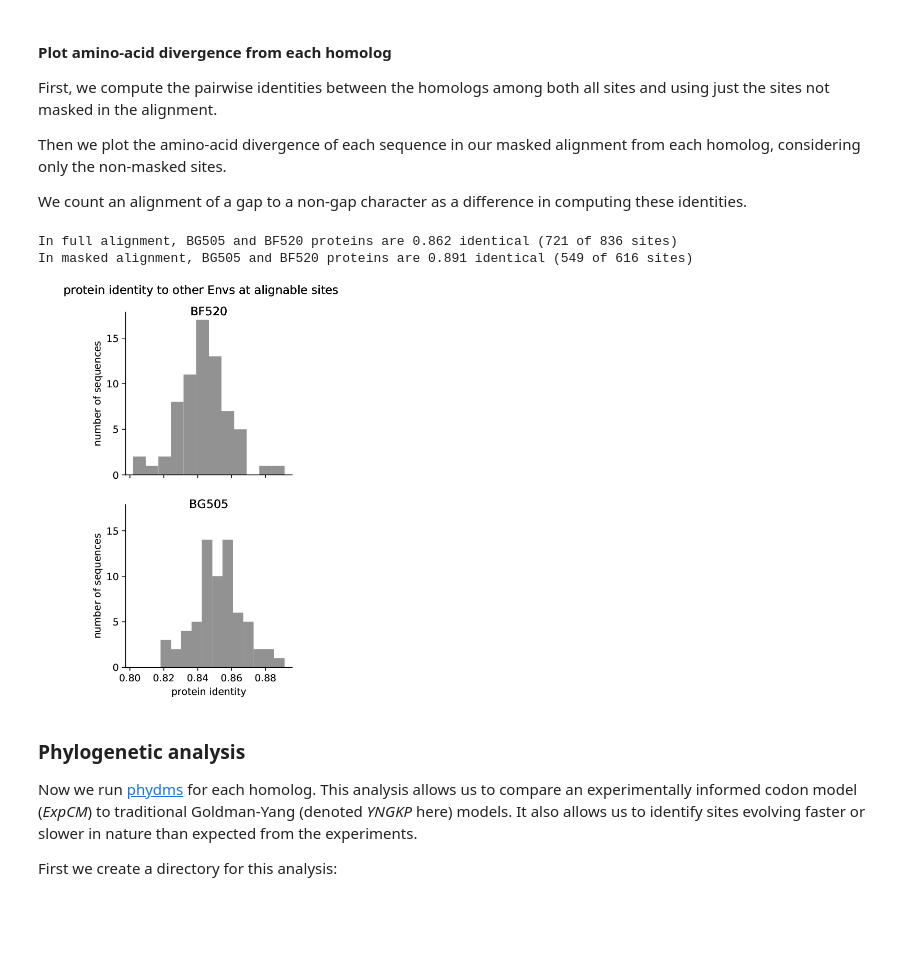
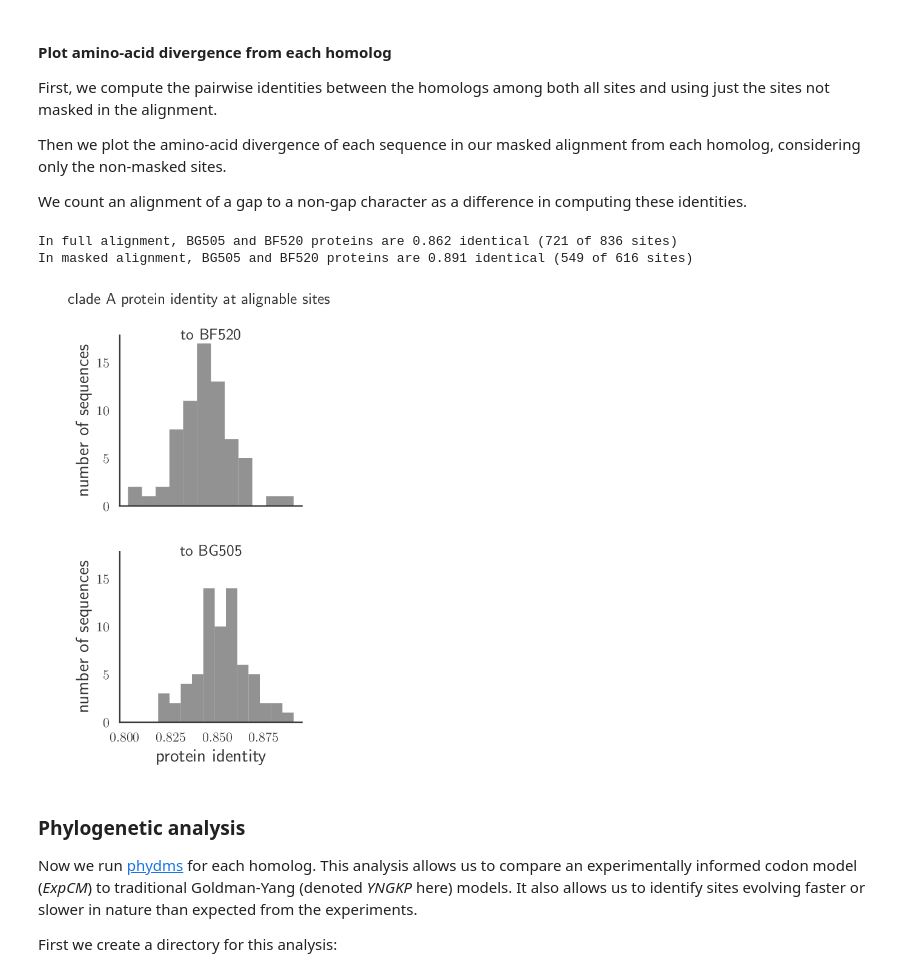
Before and after one commit to jbloomlab/EnvMutationalShiftsPaper, a Jupyter notebook: analysis_code/analysis_notebook.ipynb, the cells around one changed output. Drawn from its saved outputs; the diff is of its cells as text; code cells hidden in the pictures; blank space fills up the shorter version.

Commit message:
figures made thru Fig 6

```diff
--- a/analysis_code/analysis_notebook.ipynb
+++ b/analysis_code/analysis_notebook.ipynb
@@ -18,6 +18,8 @@ import string
 import itertools
 import multiprocessing
 import glob
+import numpy
+import scipy.stats
 import pandas
 import Bio.SeqIO
 import Bio.Seq
@@ -25,6 +27,7 @@ import Bio.SeqRecord
 import Bio.Phylo
 import matplotlib
 import matplotlib.pyplot as plt
+plt.rc('text', usetex=True)
 import seaborn
 from IPython.display import display, HTML, Markdown
 import dms_tools2
@@ -33,6 +36,7 @@ from dms_tools2.ipython_utils import showPDF
 import dms_tools2.sra
 import dms_tools2.utils
 import dms_tools2.prefs
+import dms_tools2.plot
 import phydmslib
 print("Using phydms version {0}".format(phydmslib.__version__))
 import phydmslib.utils
@@ -270,7 +279,7 @@ for env in homologs:
         f.write('\n'.join(map(str, ['site'] + mutagenizedsites[env])))
 
     print('\nNow running dms2_batch_bcsubamp...')
-    log = !dms2_batch_bcsubamp \
+    !dms2_batch_bcsubamp \
             --batchfile {countsbatchfile} \
             --refseq {wtseqfiles[env]} \
             --alignspecs {alignspecs[env]} \
@@ -731,37 +762,40 @@ for (env1, env2) in itertools.combinations(homologs, 2):
         (s1, s2) = (iprots[env1], iprots[env2])
         sites = [r for r in range(len(s1)) if s1[r] != '-' and s2[r] != '-']
         nident = sum([s1[r] == s2[r] for r in sites])
         print("In {0} alignment, {1} and {2} proteins are {3:.3f} identical ({4} of {5} sites)"
                 .format(aligntype, env1, env2, nident / float(len(sites)), nident, len(sites)))
 
 identityplot = os.path.join(aligndir, 'masked_alignment_identity.pdf')
 
 fracidents = dict([(env, []) for env in homologs])
 for env in homologs:
     maskedenv = maskedprots[env]
     for (prot_id, prot) in maskedprots.items():
         if prot_id == env:
             continue
         nident = sum([aa == prot[r] for (r, aa) in enumerate(maskedenv)])
         fracident = nident / len(maskedenv)
         fracidents[env].append(fracident)
 
 fracidents_df = (pandas.DataFrame(fracidents)
                  .melt(var_name='Env', value_name='protein identity')
                  )
 
+matplotlib.rc('axes', labelsize=16)
+matplotlib.rc('xtick', labelsize=12)
+matplotlib.rc('ytick', labelsize=12)
 p = seaborn.FacetGrid(fracidents_df, row='Env')
 (p.map(plt.hist, 'protein identity', color='gray', bins=12)
         .set(ylabel='number of sequences', yticks=[0, 5, 10, 15])
-        .set_titles('{row_name}', verticalalignment='top', size=12))
-p.fig.suptitle('protein identity to other Envs at alignable sites',
-        verticalalignment='bottom', fontsize=12)
+        .set_titles('to {row_name}', verticalalignment='top', size=14))
+p.fig.suptitle('clade A protein identity at alignable sites',
+        verticalalignment='bottom', fontsize=14)
 p.savefig(identityplot)
 showPDF(identityplot, width=300)
 # %% [output]
 In full alignment, BG505 and BF520 proteins are 0.862 identical (721 of 836 sites)
 In masked alignment, BG505 and BF520 proteins are 0.891 identical (549 of 616 sites)
-[figure, old version]
+[figure, new version]
 # %% [markdown]
 ###  Phylogenetic analysis
 Now we run [phydms](http://jbloomlab.github.io/phydms/) for each homolog.
```
Also changed, not shown: parts of 11 cells of this notebook, 9 other files.
